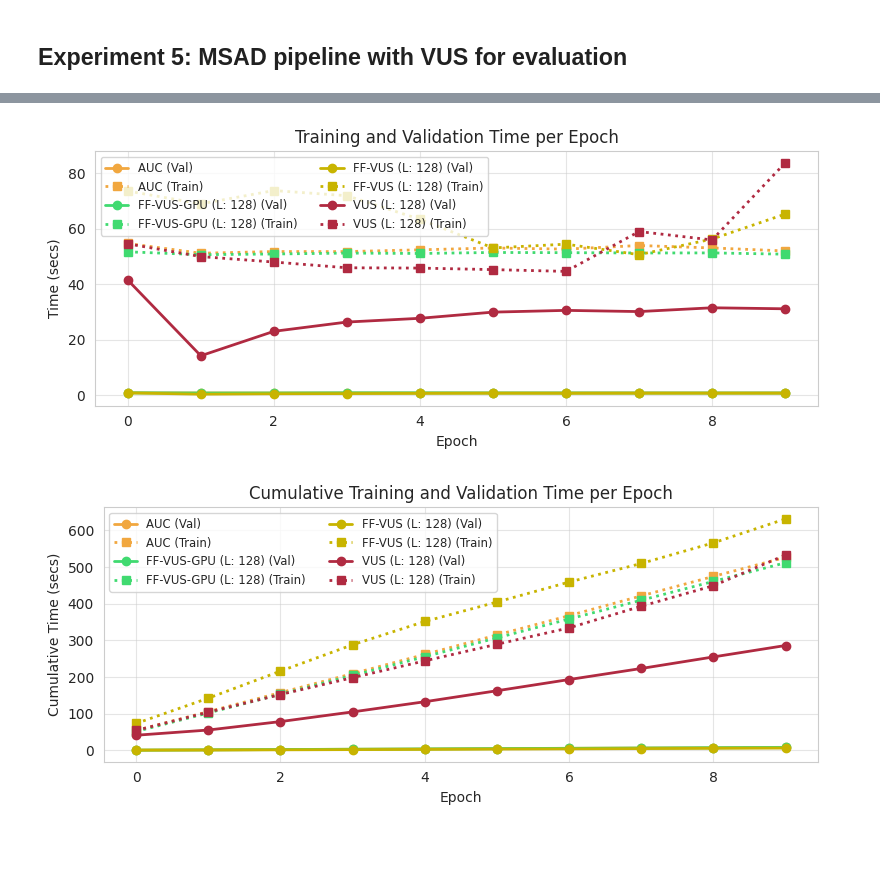
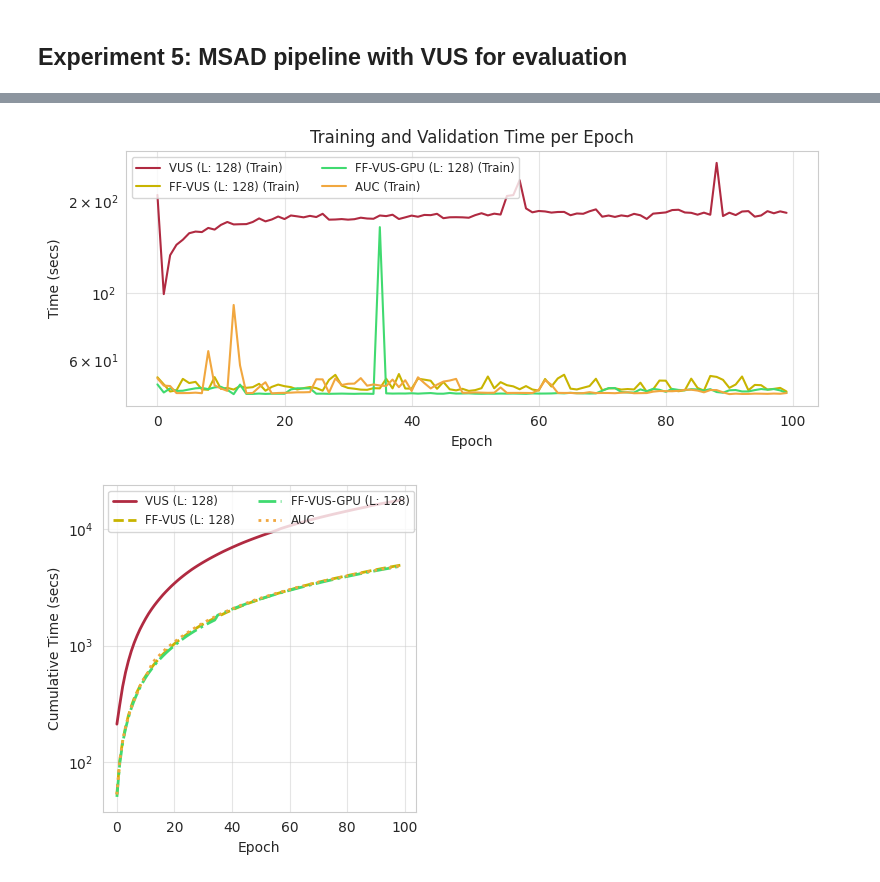
Before and after one commit to sylligardos/autovus, a Jupyter notebook: src/notebooks/experimental_results.ipynb, the cells around one changed output, grey strips where cells are left out. Saved outputs shown, nothing was run; the diff lists cells and outputs as text; code cells hidden in the pictures; blank space fills up the shorter version.

```diff
--- a/src/notebooks/experimental_results.ipynb
+++ b/src/notebooks/experimental_results.ipynb
@@ -369,7 +367,7 @@ for i, attribute in enumerate(attributes):
     )
     axis.set_yscale('log')
     axis.grid(axis='both', alpha=0.5)
-    axis.set_xlabel(f"({abc_numbered[i]}) {attribute}")
+    axis.set_xlabel(f"({abc_numbered[i]}) {attribute if attribute != 'Length' else "Time series length"}")
     axis.set_ylabel('')
 
     if attribute == "Length":
@@ -1047,53 +1480,72 @@ for metric in df_plot['Metric'].unique():
     color = color_palette[metric]
 
     # Solid line for validation time
-    axis.plot(metric_data['Epoch'], metric_data['Val time'],
-              color=color, linewidth=2, marker='o', label=f'{metric} (Val)', linestyle='-')
+    # axis.plot(metric_data['Epoch'], metric_data['Val time'],
+    #           color=color, linewidth=2, marker='o', label=f'{metric} (Val)', linestyle='-')
 
-    # Dotted line for training time
-    axis.plot(metric_data['Epoch'], metric_data['Train time'],
-              color=color, linewidth=2, marker='s', label=f'{metric} (Train)', linestyle='dotted')
+    # # Dotted line for training time
+    # axis.plot(metric_data['Epoch'], metric_data['Train time'],
+    #           color=color, linewidth=2, marker='s', label=f'{metric} (Train)', linestyle='dotted')
 
+    # Dashed line for total time
+    sns.lineplot(data=metric_data, x='Epoch', y=metric_data['Total time'], color=color, linewidth=1.5, label=f'{metric} (Train)', linestyle='solid', ax=axis)
+
+    # axis.plot(metric_data['Epoch'], metric_data['Total time'].rolling(window=20, min_periods=1).mean(),
+    #           color=color, linewidth=1.5, label=f'{metric}', linestyle='solid')
 axis.set_xlabel('Epoch')
 axis.set_ylabel('Time (secs)')
 axis.set_title('Training and Validation Time per Epoch')
 axis.grid(axis='both', alpha=0.5)
 axis.legend(ncol=2, fontsize='small', loc='upper left')
+axis.set_yscale('log')
+
 
 finalize_plot(save_fig_path, 'training_validation_time_per_epoch')
 # %% [output]
-[figure, old version]
+[figure, new version]
 # %%
-fig, axis = plt.subplots(1, 1, figsize=(8, 3.5))
+fig, axis = plt.subplots(1, 1, figsize=(4, 4))
 
 df_plot = df[df['Epoch'] != 'TOTAL'].copy()
 df_plot['Train time'] = df_plot['Train time'].astype(float)
 df_plot['Val time'] = df_plot['Val time'].astype(float)
 df_plot['Epoch'] = df_plot['Epoch'].astype(int)
 
 for metric in df_plot['Metric'].unique():
     metric_data = df_plot[df_plot['Metric'] == metric].sort_values('Epoch')
     # Calculate cumulative times
     metric_data = metric_data.copy()
     metric_data['Train time'] = metric_data['Train time'].cumsum()
     metric_data['Val time'] = metric_data['Val time'].cumsum()
 
     color = color_palette[metric]
 
     # Solid line for validation time
-    axis.plot(metric_data['Epoch'], metric_data['Val time'],
-              color=color, linewidth=2, marker='o', label=f'{metric} (Val)', linestyle='-')
+    # axis.plot(metric_data['Epoch'], metric_data['Val time'],
+    #           color=color, linewidth=2, label=f'{metric} (Val)', linestyle='-')
 
-    # Dotted line for training time
-    axis.plot(metric_data['Epoch'], metric_data['Train time'],
-              color=color, linewidth=2, marker='s', label=f'{metric} (Train)', linestyle='dotted')
+    # # Dotted line for training time
+    # axis.plot(metric_data['Epoch'], metric_data['Train time'],
+    #           color=color, linewidth=4, label=f'{metric} (Train)', linestyle='dotted')
+
+    # Total time with different line styles for each metric
+    linestyles = {
+        'VUS (L: 128)': '-',
+        'FF-VUS (L: 128)': '--',
+        'FF-VUS-GPU (L: 128)': '-.',
+        'AUC': ':'
+    }
+    axis.plot(metric_data['Epoch'], metric_data['Train time'] + metric_data['Val time'],
+        color=color, linewidth=2, label=f'{metric}', linestyle=linestyles.get(metric, '-'))
 
 axis.set_xlabel('Epoch')
 axis.set_ylabel('Cumulative Time (secs)')
-axis.set_title('Cumulative Training and Validation Time per Epoch')
+# axis.set_title('Cumulative Training and Validation Time per Epoch')
 axis.grid(axis='both', alpha=0.5)
 axis.legend(ncol=2, fontsize='small', loc='upper left')
+axis.set_yscale('log')
 
-finalize_plot(save_fig_path, 'training_validation_time_per_epoch')
+
+finalize_plot(save_fig_path, 'cumulative_time_time_per_epoch')
 # %% [output]
-[figure, old version]
+[figure, new version]
```
Also changed, not shown: parts of 26 cells of this notebook, 4 other files.
